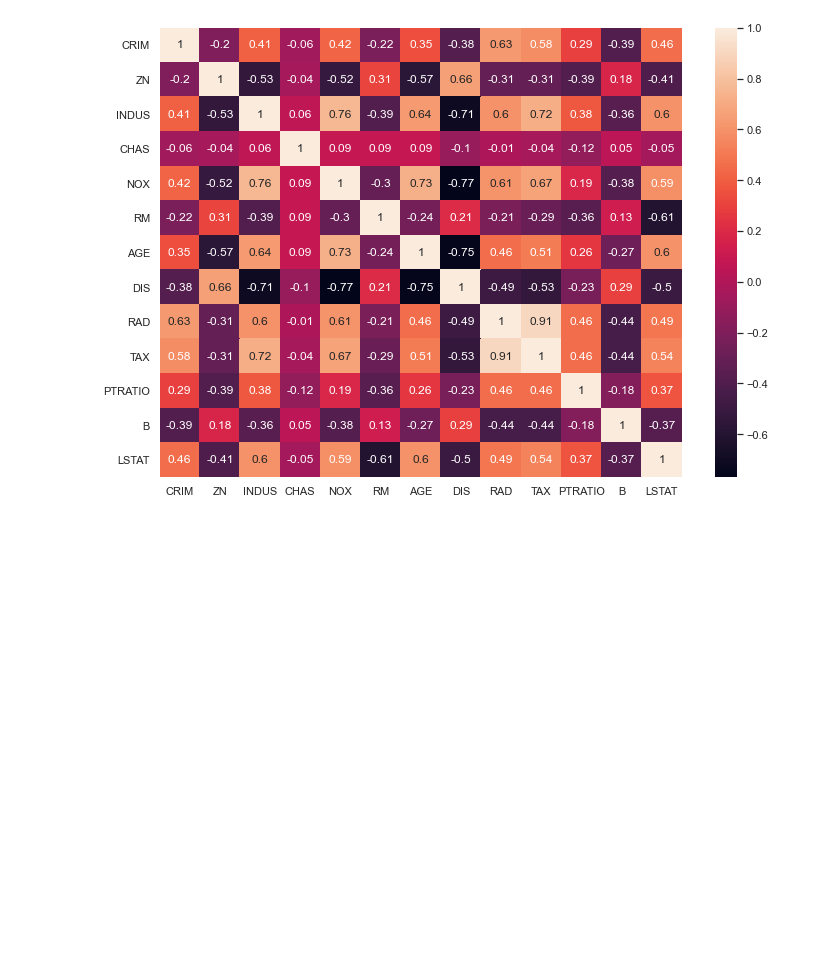
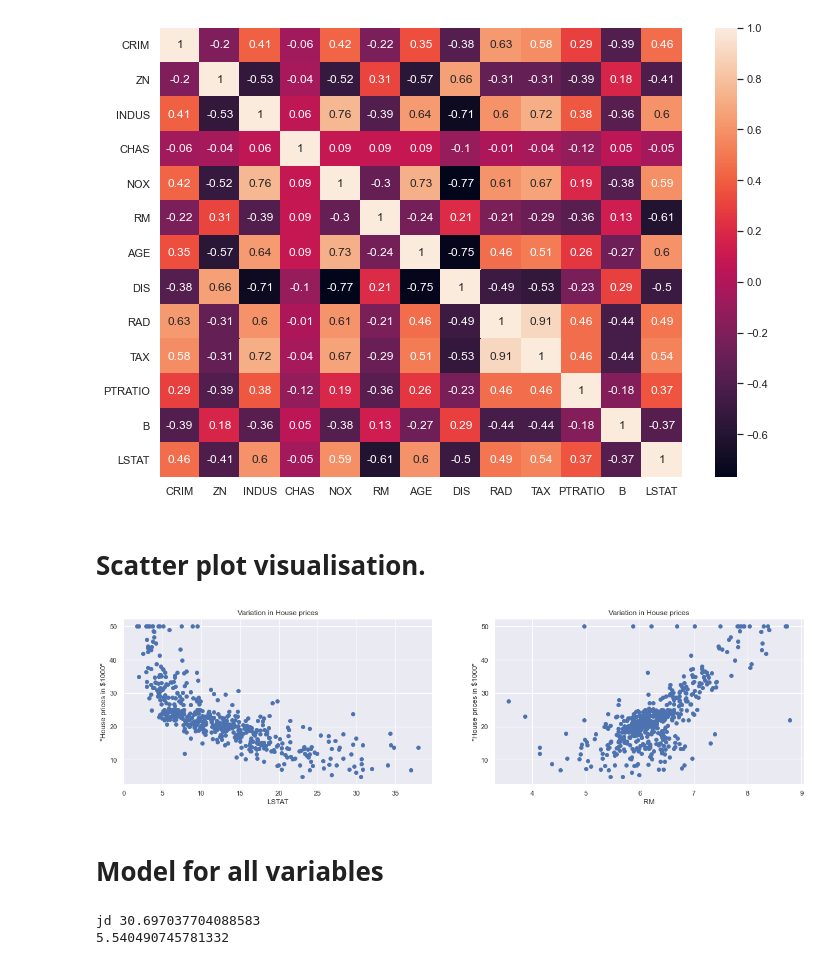
Before and after one commit to manulangat1/etinx_sklearn_assignment, a Jupyter notebook: linear.ipynb, the cells around one changed output. Saved outputs shown, nothing was run; the diff lists cells and outputs as text; code cells hidden in the pictures; blank space fills up the shorter version.

Commit message:
ft:model_with_all_columns:ml

```diff
--- a/linear.ipynb
+++ b/linear.ipynb
@@ -89,3 +91,45 @@ sns.heatmap(data=correlation_matrix, annot=True)
 # %% [output]
 <AxesSubplot:>
 [figure]
+# %% [markdown]
+# Scatter plot visualisation.
+# %%
+plt.figure(figsize=(20, 5))
+
+features = ['LSTAT', 'RM']
+target = df['PRICE']
+
+for i, col in enumerate(features):
+    plt.subplot(1, len(features) , i+1)
+    x = df[col]
+    y = target
+    plt.scatter(x, y, marker='o')
+    plt.title("Variation in House prices")
+    plt.xlabel(col)
+    plt.ylabel('"House prices in $1000"')
+# %% [output]
+[figure, added]
+# %% [markdown]
+# Model for all variables
+# %%
+##spliting the data into training and testing dataset
+x = df.drop('PRICE',axis=1)
+y = df['PRICE']
+y = np.array(y).reshape(-1,1)
+x_train,x_test,y_train,y_test = train_test_split(x,y,test_size=0.3,random_state=5)
+all_model = LinearRegression()
+##fit the model
+all_model.fit(x_train,y_train)
+prediction = all_model.predict(x_test)
+
+# print(y_test[10])
+prediction[1]
+##checking the accuracy of our score
+ms = mean_squared_error(y_test,prediction)
+print()
+print('jd',ms)
+rmse = np.sqrt(ms)
+print(rmse)
+# %% [output]
+jd 30.697037704088583
+5.540490745781332
```
Also changed, not shown: parts of 1 cell of this notebook.
